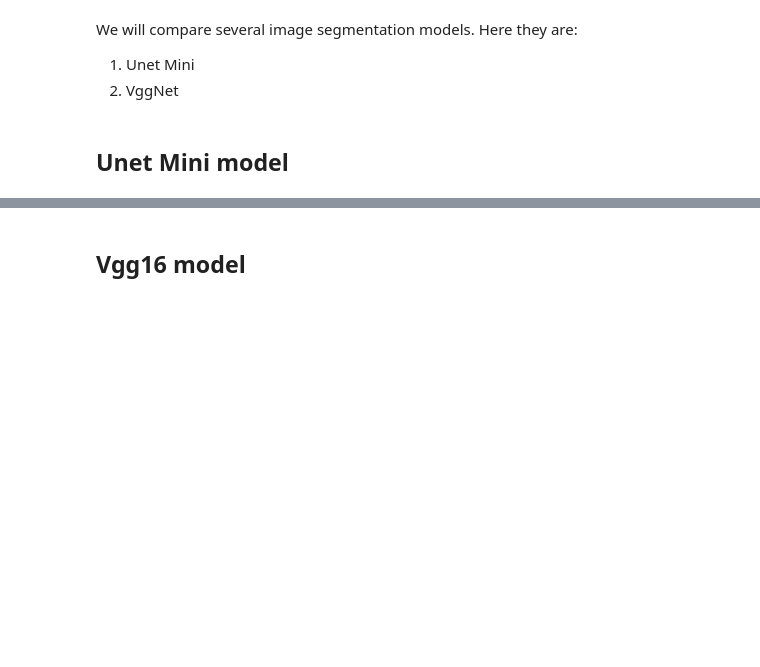
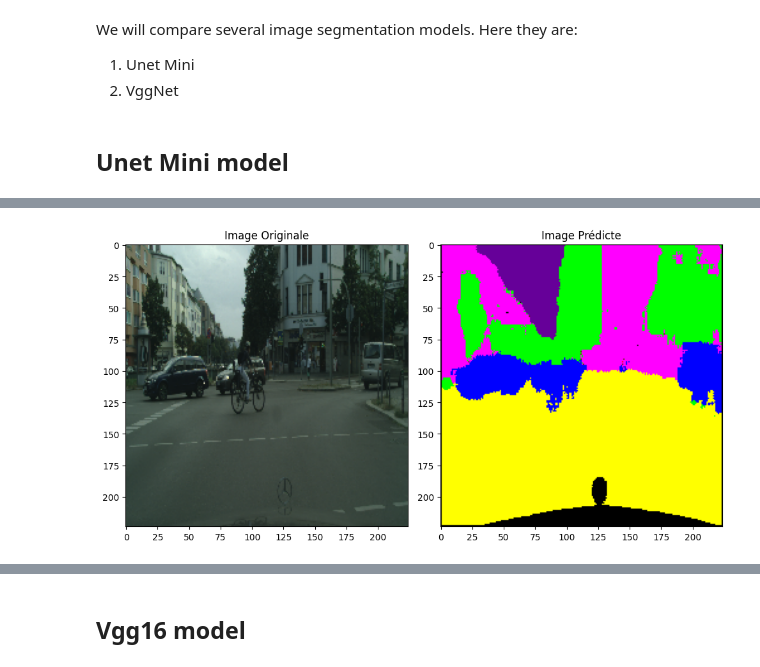
Before and after one commit to ahmedaao/design-autonomous-car, a Jupyter notebook: notebooks/scripts.ipynb, the cells around one changed output, grey strips where cells are left out. Drawn from its saved outputs; the diff is of its cells as text; code cells hidden in the pictures; blank space fills up the shorter version.

```diff
--- a/notebooks/scripts.ipynb
+++ b/notebooks/scripts.ipynb
@@ -201,10 +198,10 @@ execution_time_unet_mini = end_time - start_time
 print(f"Execution time: {execution_time_unet_mini} seconds")
 # %%
 # Load Unet_mini_model manually
-unet_mini_model = load_model('./../models/unet-mini.keras',
-                         custom_objects={
-                             'dice_coeff': metrics.dice_coeff,
-                             'dice_loss': metrics.dice_loss,
-                             'total_loss': metrics.total_loss,
-                             'jaccard': metrics.jaccard
+unet_mini_model = load_model('./../models/unet_mini.keras',
+                              custom_objects={
+                                              'dice_coeff': metrics.dice_coeff,
+                                              'dice_loss': metrics.dice_loss,
+                                              'total_loss': metrics.total_loss,
+                                              'jaccard': metrics.jaccard
                          })
@@ -213,0 +208,38 @@ unet_mini_model = load_model('./../models/unet-mini.keras',
+# %%
+# Prediction of segmented image
+img_path = test_images + test_image_list[0]
+img = image.load_img(img_path, target_size=(224, 224))
+img_array = image.img_to_array(img)/255.
+img_array = np.expand_dims(img_array, axis=0)
+
+prediction = unet_mini_model.predict(img_array)
+
+prediction = np.argmax(prediction, axis=-1)
+prediction = np.squeeze(prediction, axis=0)
+#prediction.shape
+
+# Créer une image colorée basée sur les classes prédites
+colored_image = np.zeros((224, 224, 3), dtype=np.uint8)
+
+for class_index in range(8):
+    mask = prediction == class_index
+    colored_image[mask] = color_map[str(class_index)]
+
+# Afficher le résultat
+plt.figure(figsize=(10, 10))
+
+# Afficher l'image originale
+plt.subplot(1, 2, 1)
+plt.imshow(np.squeeze(img))
+plt.title('Image Originale')
+
+# Afficher l'image segmentée
+plt.subplot(1, 2, 2)
+plt.imshow(colored_image)
+plt.title('Image Prédicte')
+
+plt.tight_layout()
+plt.savefig("./../reports/original_vs_mask_unet_mini.png")
+
+plt.show()
+# %% [output]
@@ -213,0 +247 @@ unet_mini_model = load_model('./../models/unet-mini.keras',
+[figure, added]
```
Also changed, not shown: parts of 26 cells of this notebook, 3 other files.
